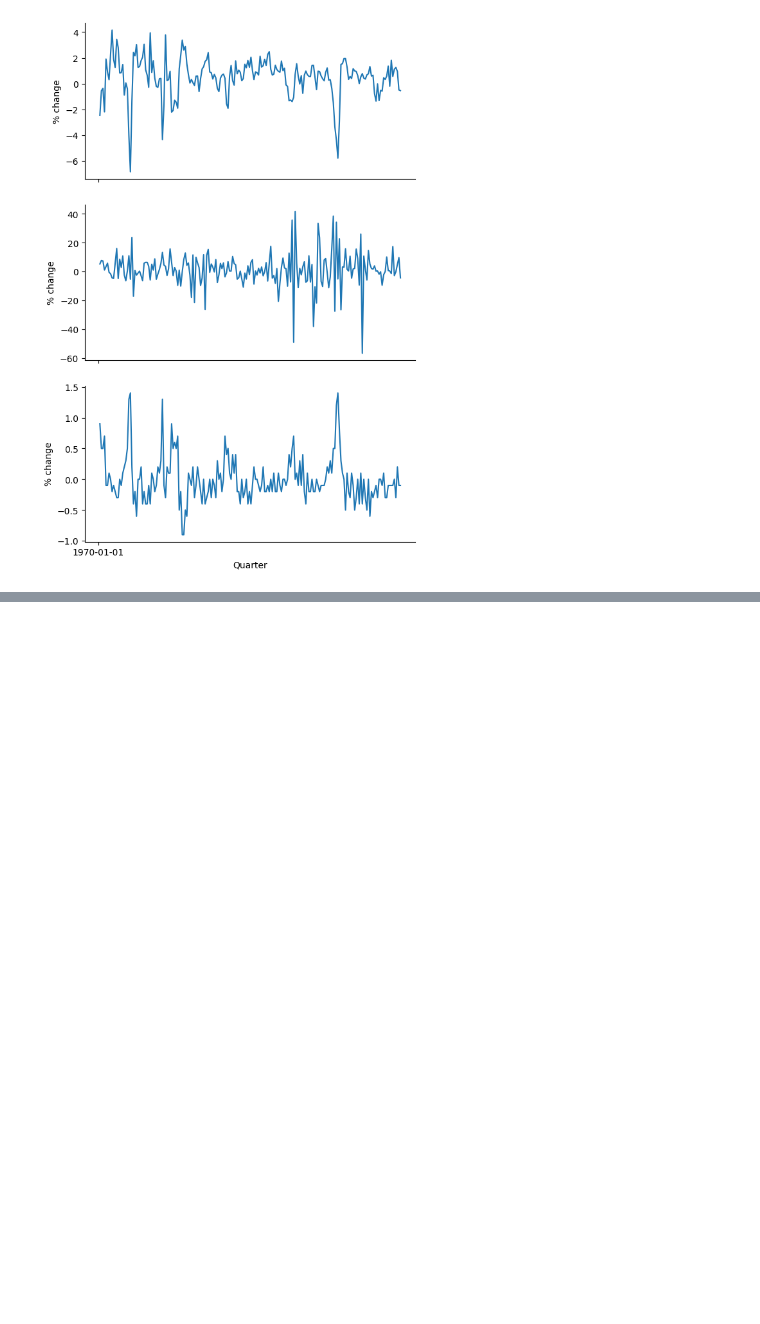
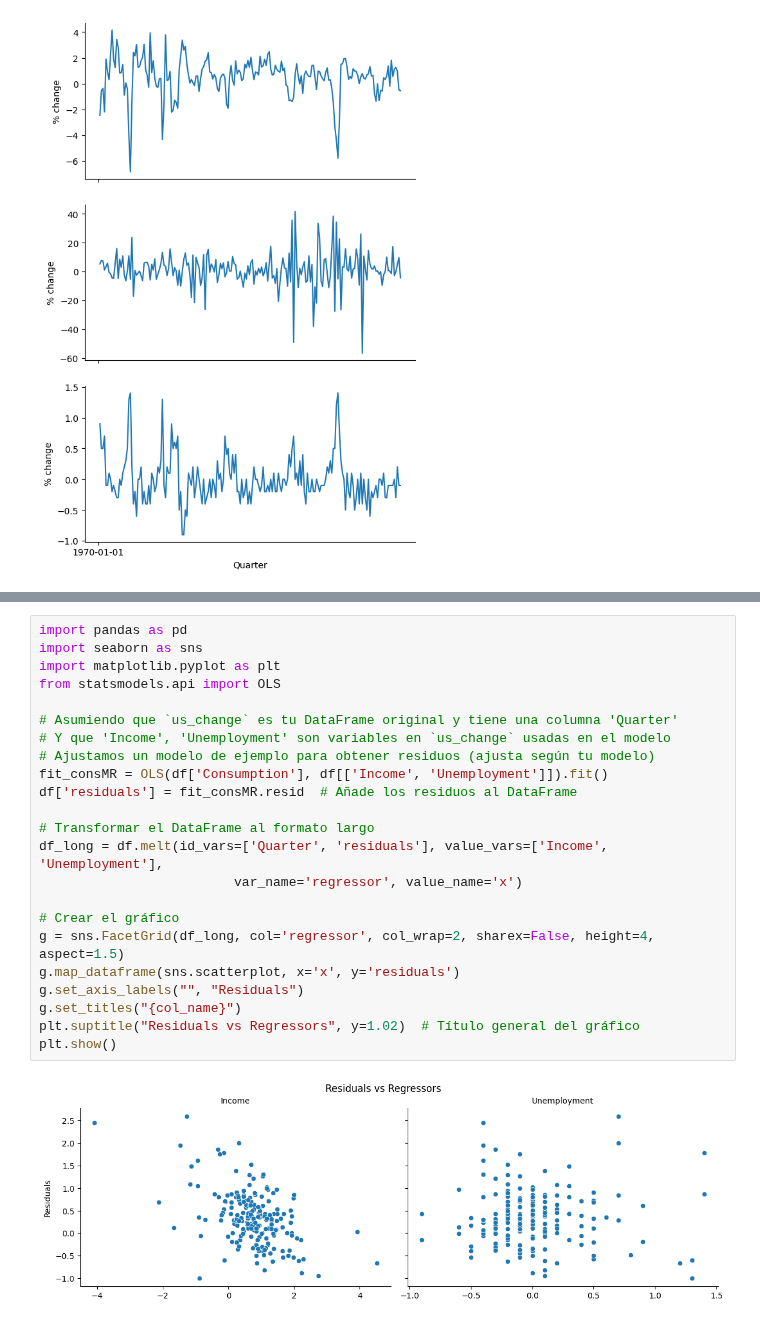
Before and after one commit to DavidGuzzi/TSA, a Jupyter notebook: Forecasting Principles and Practice 3rd/2/7.ipynb, the cells around one changed output, grey strips where cells are left out. Saved outputs shown, nothing was run; the diff lists cells and outputs as text; blank space fills up the shorter version.

```diff
--- a/Forecasting Principles and Practice 3rd/2/7.ipynb
+++ b/Forecasting Principles and Practice 3rd/2/7.ipynb
@@ -161,0 +162,25 @@ df_long
+# %%
+import pandas as pd
+import seaborn as sns
+import matplotlib.pyplot as plt
+from statsmodels.api import OLS
+
+# Asumiendo que `us_change` es tu DataFrame original y tiene una columna 'Quarter'
+# Y que 'Income', 'Unemployment' son variables en `us_change` usadas en el modelo
+# Ajustamos un modelo de ejemplo para obtener residuos (ajusta según tu modelo)
+fit_consMR = OLS(df['Consumption'], df[['Income', 'Unemployment']]).fit()
+df['residuals'] = fit_consMR.resid  # Añade los residuos al DataFrame
+
+# Transformar el DataFrame al formato largo
+df_long = df.melt(id_vars=['Quarter', 'residuals'], value_vars=['Income', 'Unemployment'],
+                         var_name='regressor', value_name='x')
+
+# Crear el gráfico
+g = sns.FacetGrid(df_long, col='regressor', col_wrap=2, sharex=False, height=4, aspect=1.5)
+g.map_dataframe(sns.scatterplot, x='x', y='residuals')
+g.set_axis_labels("", "Residuals")
+g.set_titles("{col_name}")
+plt.suptitle("Residuals vs Regressors", y=1.02)  # Título general del gráfico
+plt.show()
+# %% [output]
+[figure, added]
```
Also changed, not shown: parts of 2 cells of this notebook.
